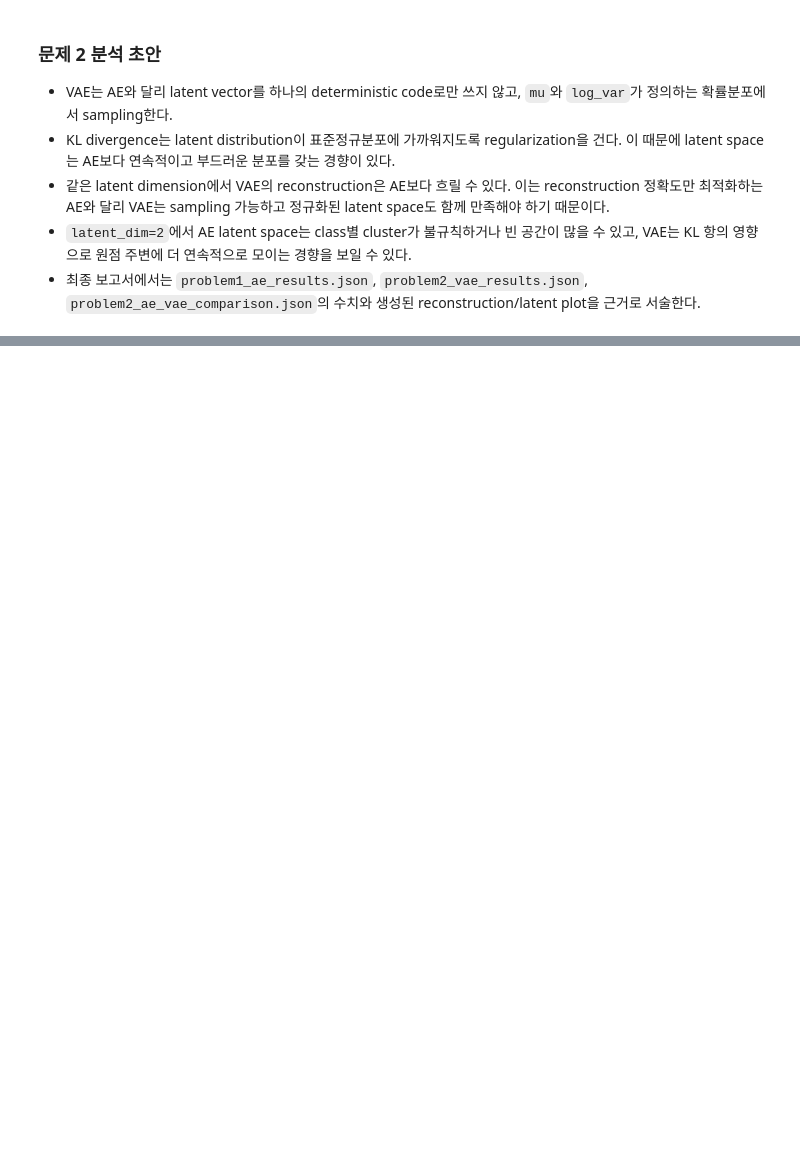
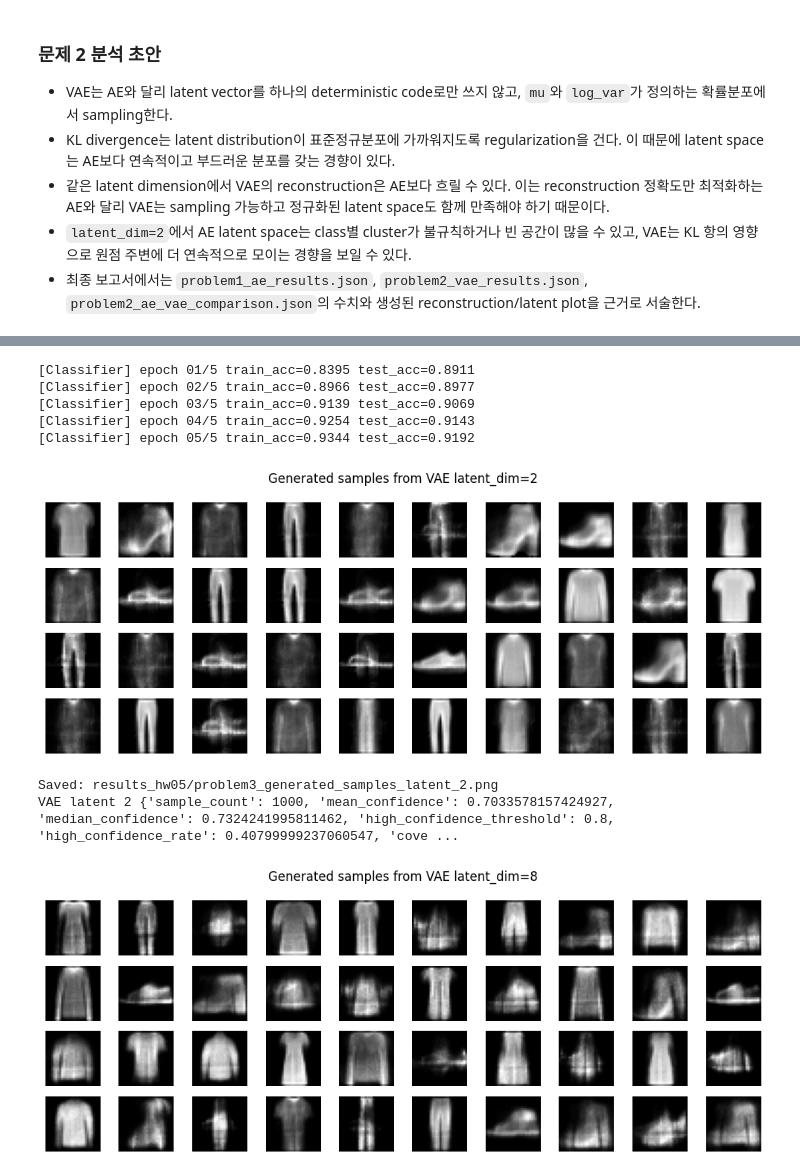
Before and after one commit to IlhyeonChoo/DL26, a Jupyter notebook: hw05/DL_Lab0_HW05.ipynb, the cells around one changed output, grey strips where cells are left out. Saved outputs shown, nothing was run; the diff lists cells and outputs as text; code cells hidden in the pictures; blank space fills up the shorter version.

```diff
--- a/hw05/DL_Lab0_HW05.ipynb
+++ b/hw05/DL_Lab0_HW05.ipynb
@@ -84,7 +85,7 @@ output_dir.mkdir(parents=True, exist_ok=True)
 
 RUN_PROBLEM_1 = True
 RUN_PROBLEM_2 = True
-RUN_PROBLEM_3 = False
+RUN_PROBLEM_3 = True
 
 COLAB_FAST_DEV_RUN = IN_COLAB and device.type != "cuda"
 MAX_TRAIN_BATCHES = 2 if COLAB_FAST_DEV_RUN else None
@@ -694,0 +1041,78 @@ comparison_rows
+# %%
+CLASSIFIER_EPOCHS = experiment_epochs(5)
+CLASSIFIER_LR = 1e-3
+CLASSIFIER_WEIGHT_DECAY = 1e-4
+GENERATED_SAMPLE_COUNT = 1000 if not COLAB_FAST_DEV_RUN else 64
+GENERATION_BATCH_SIZE = experiment_batch_size(256)
+
+classifier_model: FashionMNISTClassifier | None = None
+classifier_history: dict = {}
+problem3_metrics: dict[str, dict] = {}
+
+if RUN_PROBLEM_3:
+    if not vae_models:
+        raise RuntimeError("Run Problem 2 first so that vae_models contains trained VAE models.")
+
+    classifier_model, classifier_history = train_classifier(
+        epochs=CLASSIFIER_EPOCHS,
+        learning_rate=CLASSIFIER_LR,
+        weight_decay=CLASSIFIER_WEIGHT_DECAY,
+    )
+
+    generated_examples: dict[str, torch.Tensor] = {}
+    for latent_dim, vae_model in vae_models.items():
+        name = f"VAE latent {latent_dim}"
+        generated_images = generate_vae_images(
+            model=vae_model,
+            latent_dim=latent_dim,
+            sample_count=GENERATED_SAMPLE_COUNT,
+            batch_size=GENERATION_BATCH_SIZE,
+        )
+        generated_examples[name] = generated_images
+        metrics = evaluate_generated_images_with_classifier(
+            classifier=classifier_model,
+            images=generated_images,
+            batch_size=GENERATION_BATCH_SIZE,
+            confidence_threshold=0.8,
+        )
+        problem3_metrics[name] = metrics
+        plot_generated_samples(
+            images=generated_images,
+            path=output_dir / f"problem3_generated_samples_latent_{latent_dim}.png",
+            title=f"Generated samples from VAE latent_dim={latent_dim}",
+        )
+        print(name, metrics)
+
+    save_json(
+        {
+            "discussion_summary": {
+                "quality": "Generated images should look like real FashionMNIST samples and be classified with high confidence.",
+                "diversity": "Generated images should not repeat one pattern and should cover many classes and shapes.",
+                "coverage": "Generated images should be distributed across the classes or modes present in real data.",
+            },
+            "evaluation_method": "Classifier-based evaluation",
+            "classifier_history": classifier_history,
+            "generated_metrics": problem3_metrics,
+        },
+        output_dir / "problem3_classifier_based_evaluation.json",
+    )
+    plot_class_distribution(
+        metrics_by_name=problem3_metrics,
+        path=output_dir / "problem3_generated_class_distribution.png",
+    )
+    plot_problem3_metric_bars(
+        metrics_by_name=problem3_metrics,
+        path=output_dir / "problem3_generation_metric_bars.png",
+    )
+
+problem3_metrics
+# %% [output]
+[Classifier] epoch 01/5 train_acc=0.8395 test_acc=0.8911
+[Classifier] epoch 02/5 train_acc=0.8966 test_acc=0.8977
+[Classifier] epoch 03/5 train_acc=0.9139 test_acc=0.9069
+[Classifier] epoch 04/5 train_acc=0.9254 test_acc=0.9143
+[Classifier] epoch 05/5 train_acc=0.9344 test_acc=0.9192
+[figure, added]
+Saved: results_hw05/problem3_generated_samples_latent_2.png
+VAE latent 2 {'sample_count': 1000, 'mean_confidence': 0.7033578157424927, 'median_confidence': 0.7324241995811462, 'high_confidence_threshold': 0.8, 'high_confidence_rate': 0.40799999237060547, 'cove ...
+[figure, added]
```
Also changed, not shown: parts of 12 cells of this notebook, 22 other files.
